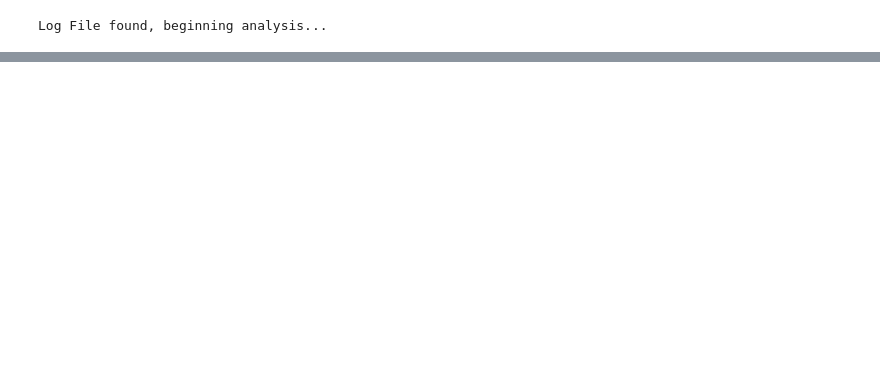
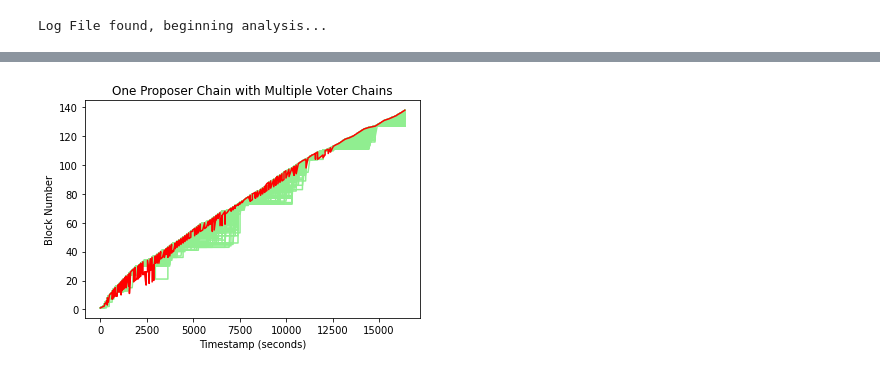
Before and after one commit to AtharvChandratre/PrismBenchmarkAnalyzer, a Jupyter notebook: analyzer.ipynb, the cells around one changed output, grey strips where cells are left out. Cells and saved outputs as stored; diff of their text form; code cells hidden in the pictures; blank space fills up the shorter version.

```diff
--- a/analyzer.ipynb
+++ b/analyzer.ipynb
@@ -206,0 +219,15 @@ plt.show()
+# %%
+numberOfChainsToSee = 100
+
+for i in range(0,numberOfChainsToSee):
+    plt.plot(voterChainsCoordinates[i][1], voterChainsCoordinates[i][0], c="lightgreen", label="Voter Chain")
+
+plt.plot(proposerBlocksCoordinates[1], proposerBlocksCoordinates[0], c ="red", label="Proposer Chain")
+
+# To show the plot
+plt.title("One Proposer Chain with Multiple Voter Chains")
+plt.xlabel("Timestamp (seconds)")
+plt.ylabel("Block Number")
+plt.show()
+# %% [output]
+[figure, added]
```
Also changed, not shown: parts of 12 cells of this notebook.
